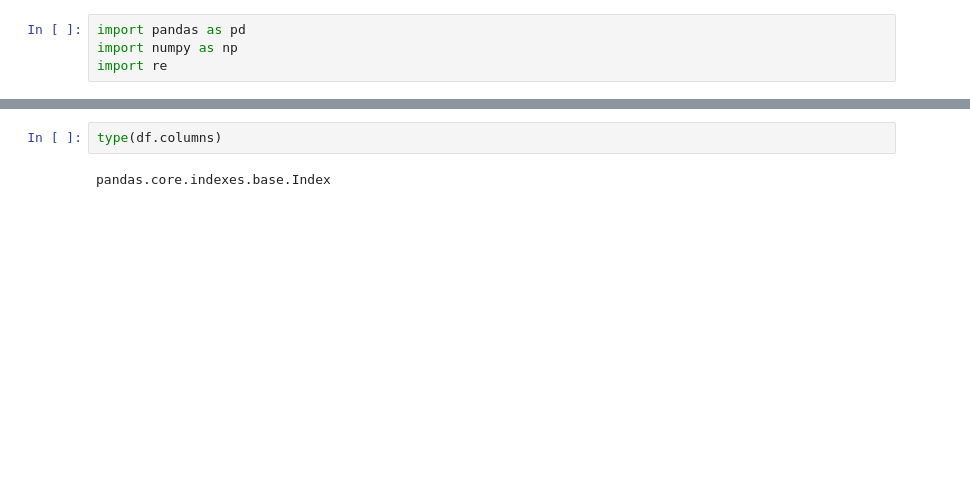
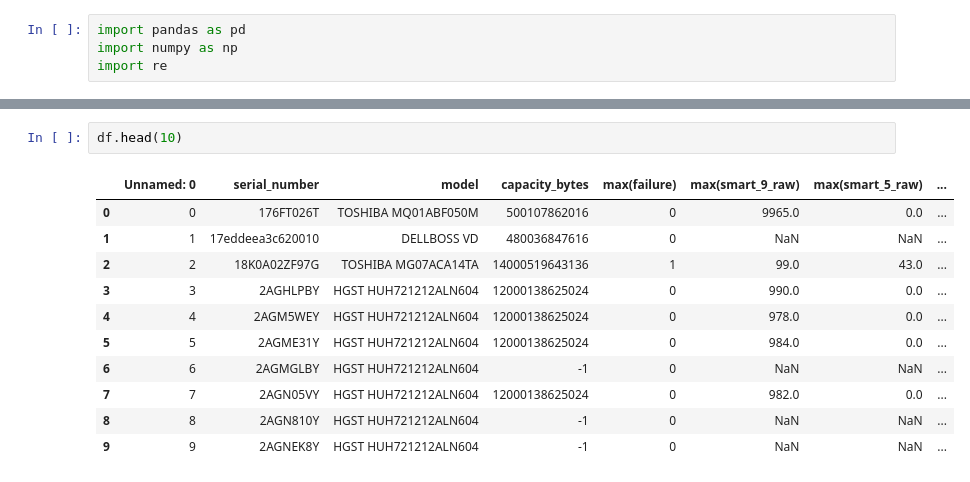
Before and after one commit to just-keep-spinning/hard-drive-project, a Jupyter notebook: david_capstone_folder/david_test.ipynb, the cells around one changed output, grey strips where cells are left out. Cells and saved outputs as stored; diff of their text form; blank space fills up the shorter version.

```diff
--- a/david_capstone_folder/david_test.ipynb
+++ b/david_capstone_folder/david_test.ipynb
@@ -12,4 +21,14 @@ df.shape
-# %%
-type(df.columns)
-# %% [output]
-pandas.core.indexes.base.Index
+# %%
+df.head(10)
+# %% [output]
+|  | Unnamed: 0 | serial_number | model | capacity_bytes | max(failure) | max(smart_9_raw) | max(smart_5_raw) | ... |
+| 0 | 0 | 176FT026T | TOSHIBA MQ01ABF050M | 500107862016 | 0 | 9965.0 | 0.0 | ... |
+| 1 | 1 | 17eddeea3c620010 | DELLBOSS VD | 480036847616 | 0 | NaN | NaN | ... |
+| 2 | 2 | 18K0A02ZF97G | TOSHIBA MG07ACA14TA | 14000519643136 | 1 | 99.0 | 43.0 | ... |
+| 3 | 3 | 2AGHLPBY | HGST HUH721212ALN604 | 12000138625024 | 0 | 990.0 | 0.0 | ... |
+| 4 | 4 | 2AGM5WEY | HGST HUH721212ALN604 | 12000138625024 | 0 | 978.0 | 0.0 | ... |
+| 5 | 5 | 2AGME31Y | HGST HUH721212ALN604 | 12000138625024 | 0 | 984.0 | 0.0 | ... |
+| 6 | 6 | 2AGMGLBY | HGST HUH721212ALN604 | -1 | 0 | NaN | NaN | ... |
+| 7 | 7 | 2AGN05VY | HGST HUH721212ALN604 | 12000138625024 | 0 | 982.0 | 0.0 | ... |
+| 8 | 8 | 2AGN810Y | HGST HUH721212ALN604 | -1 | 0 | NaN | NaN | ... |
+| 9 | 9 | 2AGNEK8Y | HGST HUH721212ALN604 | -1 | 0 | NaN | NaN | ... |
```
Also changed, not shown: parts of 15 cells of this notebook, 2 other files.
